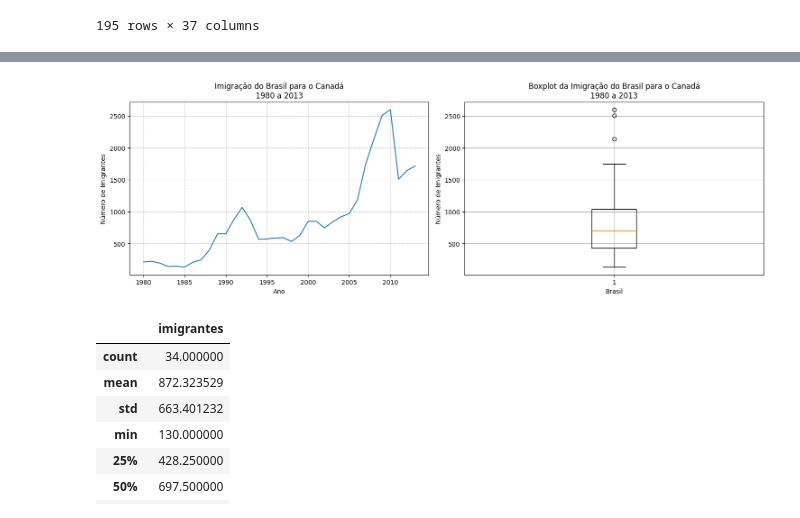
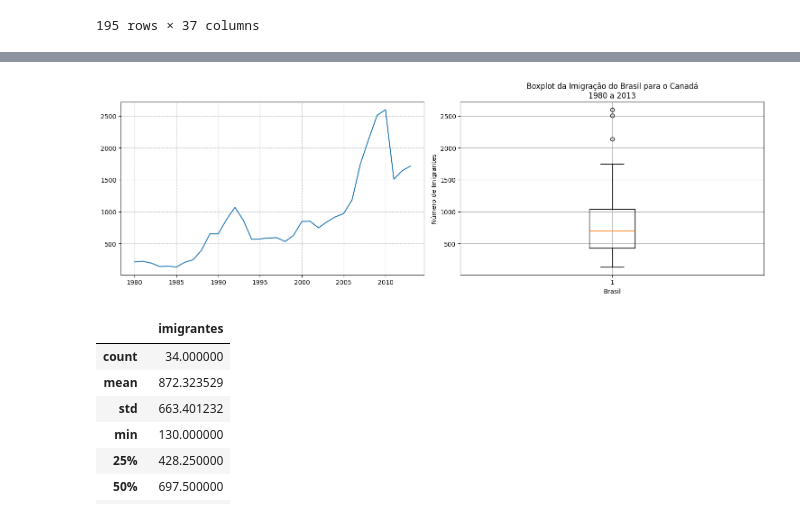
Before and after one commit to moises-rb/DataScienceOne, a Jupyter notebook: Data_Visualization_Criando_Gráficos/Projeto_Data_Visualization.ipynb, the cells around one changed output, grey strips where cells are left out. Drawn from its saved outputs; the diff is of its cells as text; code cells hidden in the pictures.

```diff
--- a/Data_Visualization_Criando_Gráficos/Projeto_Data_Visualization.ipynb
+++ b/Data_Visualization_Criando_Gráficos/Projeto_Data_Visualization.ipynb
@@ -110,8 +142,12 @@ plt.show()
 # %%
 fig, ax = plt.subplots(figsize=(8, 4))
-ax.plot(dados_brasil['ano'], dados_brasil['imigrantes'])
-ax.set_title('Imigração do Brasil para o Canadá\n1980 a 2013')
-ax.set_xlabel('Ano')
-ax.set_ylabel('Número de Imigrantes')
+ax.plot(dados_brasil['ano'], dados_brasil['imigrantes'], lw=3, color='g')
+ax.set_title('Imigração do Brasil para o Canadá\n1988 a 2013', fontsize=18, loc='left')
+ax.set_xlabel('Ano', fontsize=14)
+ax.set_ylabel('Número de imigrantes', fontsize=14)
+ax.xaxis.set_tick_params(labelsize=12)
+ax.yaxis.set_tick_params(labelsize=12)
 ax.xaxis.set_major_locator(plt.MultipleLocator(5))
+
+
 plt.show()
@@ -118,23 +156,24 @@ plt.show()
 # %%
 fig, axs = plt.subplots(1, 2, figsize=(15, 5))
 
 axs[0].plot(dados_brasil['ano'], dados_brasil['imigrantes'])
-axs[0].set_title('Imigração do Brasil para o Canadá\n1980 a 2013')
-axs[0].set_xlabel('Ano')
-axs[0].set_ylabel('Número de Imigrantes')
+ax.set_title('Imigração do Brasil para o Canadá\n1988 a 2013', fontsize=18)
+ax.set_xlabel('Ano', fontsize=14)
+ax.set_ylabel('Número de imigrantes', fontsize=14)
+
 axs[0].xaxis.set_major_locator(plt.MultipleLocator(5))
 axs[0].grid(True, linestyle='--', alpha=0.7)
 
 axs[1].boxplot(dados_brasil['imigrantes'])
 axs[1].set_title('Boxplot da Imigração do Brasil para o Canadá\n1980 a 2013')
 axs[1].set_xlabel('Brasil')
 axs[1].set_ylabel('Número de Imigrantes')
 axs[1].grid()
 
 plt.tight_layout()
 plt.show()
 # %% [output]
-[figure, old version]
+[figure, new version]
 # %%
 dados_brasil.describe()
 # %% [output]
```
Also changed, not shown: parts of 15 cells of this notebook.
